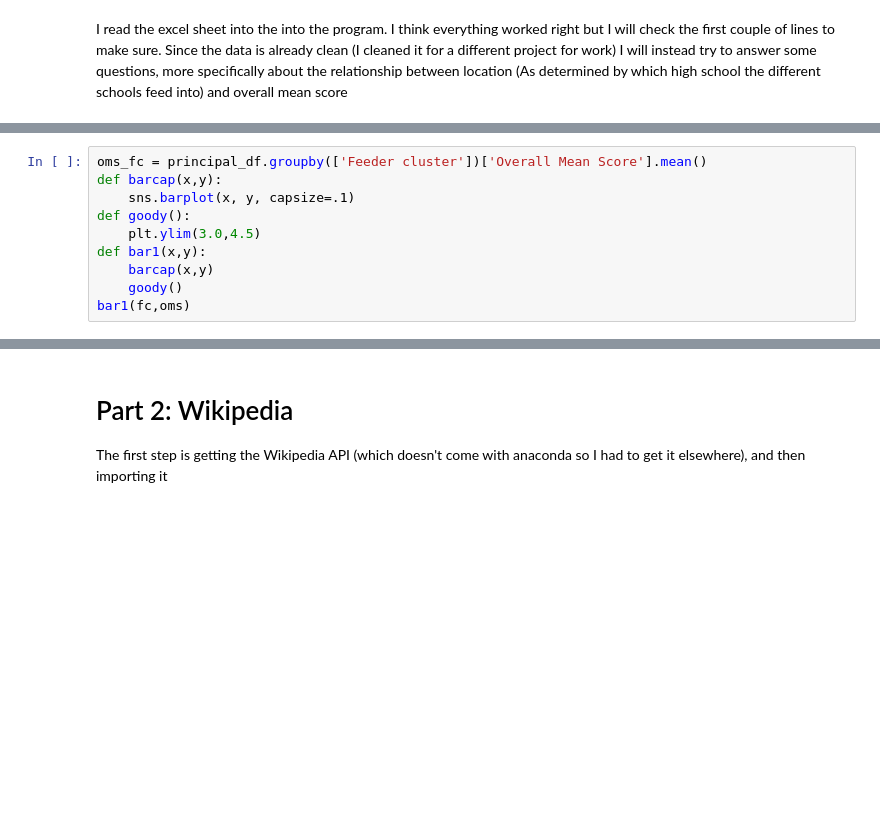
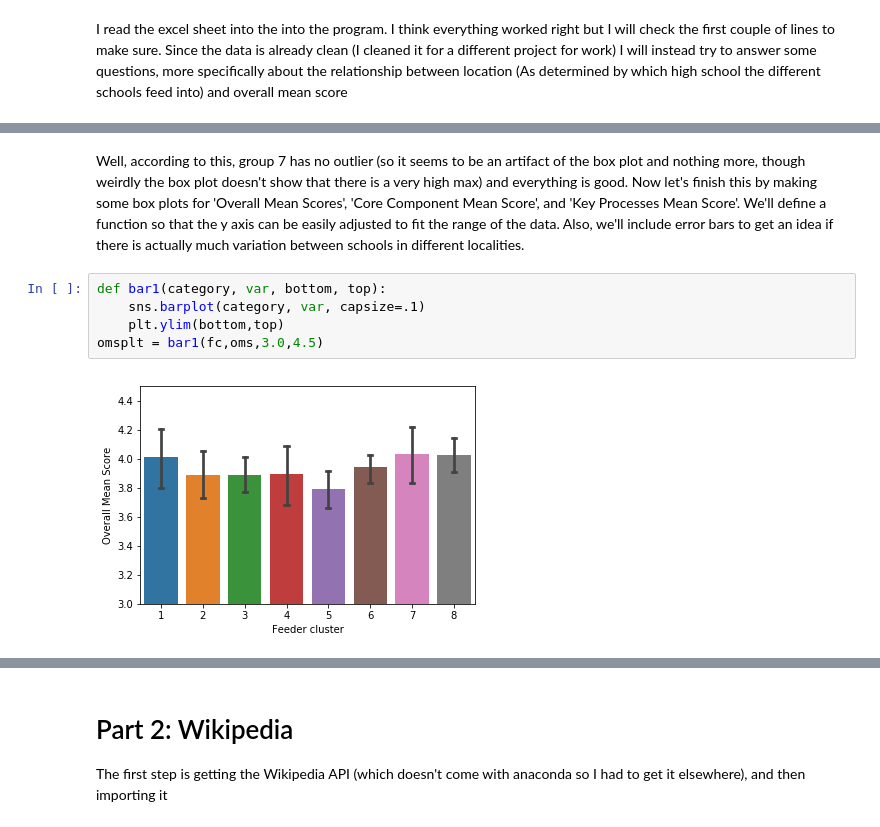
Before and after one commit to jacobbills/213R, a Jupyter notebook: Homework 1.ipynb, the cells around one changed output, grey strips where cells are left out. Cells and saved outputs as stored; diff of their text form; blank space fills up the shorter version.

Commit message:
much extended

```diff
--- a/Homework 1.ipynb
+++ b/Homework 1.ipynb
@@ -109,10 +73,0 @@ Name: Feeder cluster, dtype: int64
-# %%
-oms_fc = principal_df.groupby(['Feeder cluster'])['Overall Mean Score'].mean()
-def barcap(x,y):
-    sns.barplot(x, y, capsize=.1)
-def goody():
-    plt.ylim(3.0,4.5)
-def bar1(x,y):
-    barcap(x,y)
-    goody()
-bar1(fc,oms)
@@ -130,0 +128,9 @@ barcap(fc, feeder_counts)
+# %% [markdown]
+Well, according to this, group 7 has no outlier (so it seems to be an artifact of the box plot and nothing more, though weirdly the box plot doesn't show that there is a very high max) and everything is good. Now let's finish this by making some box plots for 'Overall Mean Scores', 'Core Component Mean Score', and 'Key Processes Mean Score'. We'll define a function so that the y axis can be easily adjusted to fit the range of the data. Also, we'll include error bars to get an idea if there is actually much variation between schools in different localities.
+# %%
+def bar1(category, var, bottom, top):
+    sns.barplot(category, var, capsize=.1)
+    plt.ylim(bottom,top)
+omsplt = bar1(fc,oms,3.0,4.5)
+# %% [output]
+[figure, added]
```
Also changed, not shown: parts of 70 cells of this notebook.
